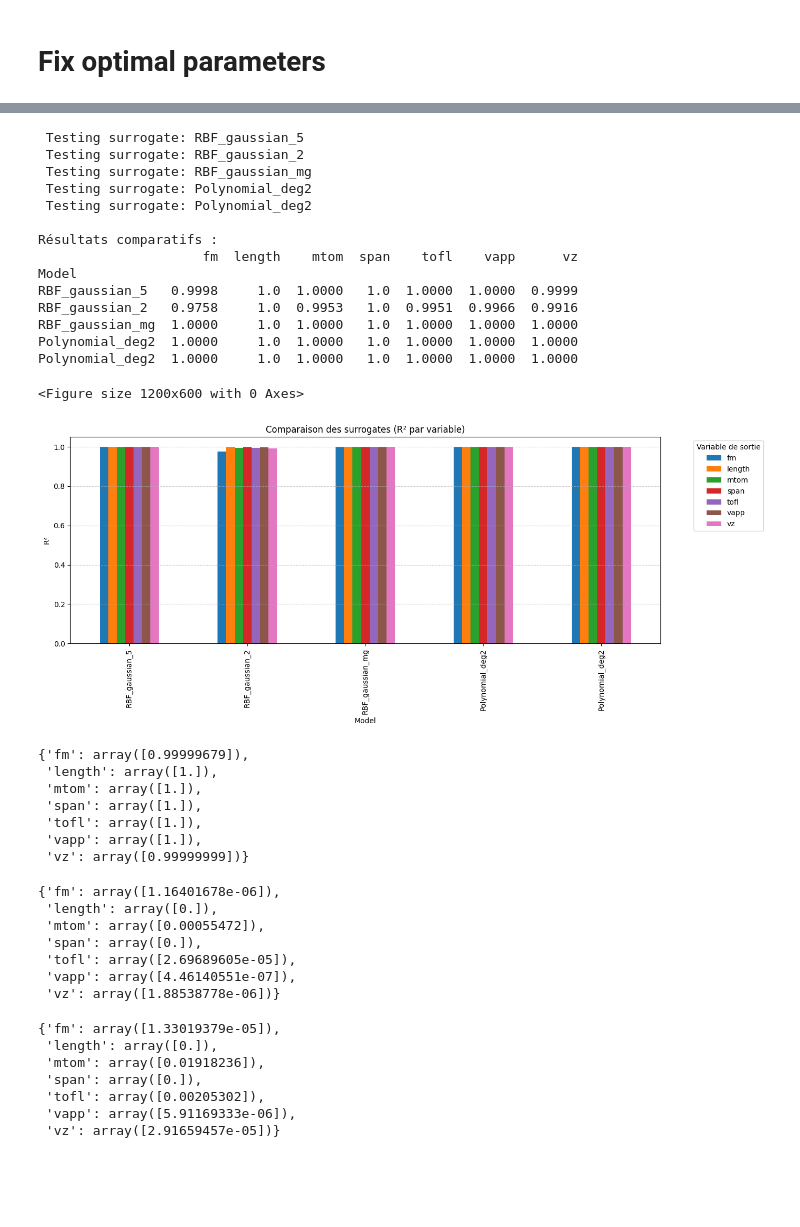
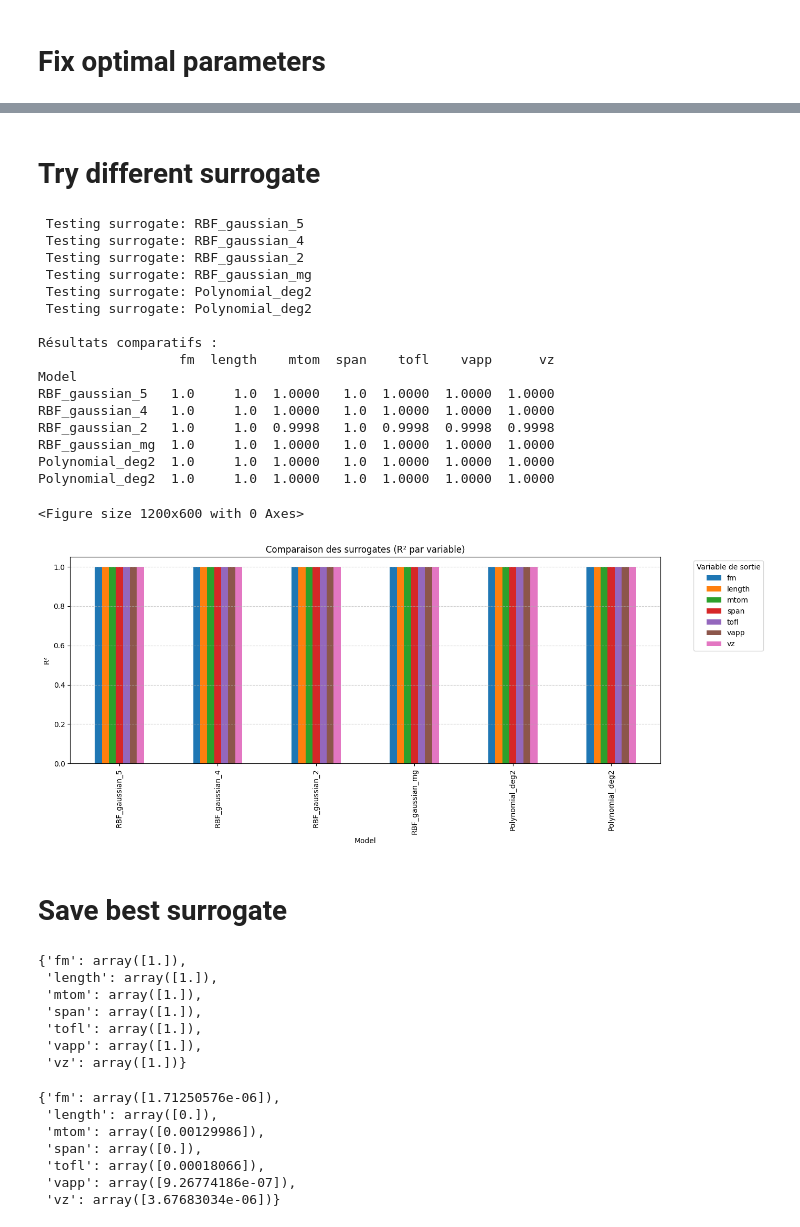
Before and after one commit to hannabkre/lh2pac, a Jupyter notebook: docs/scripts/project/surrogate_pb2.ipynb, the cells around one changed output, grey strips where cells are left out. Saved outputs shown, nothing was run; the diff lists cells and outputs as text; code cells hidden in the pictures; blank space fills up the shorter version.

```diff
--- a/docs/scripts/project/surrogate_pb2.ipynb
+++ b/docs/scripts/project/surrogate_pb2.ipynb
@@ -152,6 +44,6 @@ disciplines = [AutoPyDiscipline(aerodynamic), AutoPyDiscipline(approach), AutoPy
 # %% [markdown]
 # Fix optimal parameters
 # %%
-update_default_inputs(disciplines, {"slst": 103587.83, "n_pax":120, "area":103.57, "ar":15.16})
+update_default_inputs(disciplines, {"slst": 103361.02397518, "n_pax":120, "area":103.45450184, "ar":15.16956933})
 disciplines[0].io.input_grammar.defaults
 # %% [output]
@@ -183,11 +78,9 @@ test_dataset = sample_disciplines(disciplines, uncertain_space, ["mtom","tofl",
+# %% [markdown]
+# Try different surrogate
 # %%
-import pandas as pd
-import matplotlib.pyplot as plt
-
-
-# Liste des surrogates à tester avec leurs paramètres
 surrogate_configs = [
     {"name": "RBF_gaussian_5", "model": "RBFRegressor", "function": "gaussian", "epsilon": 5},
+    {"name": "RBF_gaussian_4", "model": "RBFRegressor", "function": "gaussian", "epsilon": 4},
     {"name": "RBF_gaussian_2", "model": "RBFRegressor", "function": "gaussian", "epsilon": 2},
     {"name": "RBF_gaussian_mg", "model": "RBFRegressor", "function": "multiquadric", "epsilon": 5},
     {"name": "Polynomial_deg2", "model": "PolynomialRegressor", "degree": 2},
@@ -207,75 +100,67 @@ for config in surrogate_configs:
     r2 = surrogate.get_error_measure("R2Measure")
     test_scores = r2.compute_test_measure(test_dataset, as_dict=True)
 
-    # Format results
     flat_scores = {key: float(value) for key, value in test_scores.items()}
     flat_scores["Model"] = name
     results.append(flat_scores)
 
-# Créer un DataFrame pour affichage
 df_results = pd.DataFrame(results)
 df_results = df_results.set_index("Model")
 print("\nRésultats comparatifs :")
 print(df_results.round(4)
 )
 plt.figure(figsize=(12, 6))
 df_results.plot(kind="bar", figsize=(14, 6))
 plt.title("Comparaison des surrogates (R² par variable)")
 plt.ylabel("R²")
 plt.ylim(0, 1.05)
 plt.grid(True, axis='y', linestyle='--', alpha=0.6)
 plt.legend(title="Variable de sortie", bbox_to_anchor=(1.05, 1), loc='upper left')
 plt.tight_layout()
 plt.show()
 # %% [output]
  Testing surrogate: RBF_gaussian_5
+ Testing surrogate: RBF_gaussian_4
  Testing surrogate: RBF_gaussian_2
  Testing surrogate: RBF_gaussian_mg
  Testing surrogate: Polynomial_deg2
  Testing surrogate: Polynomial_deg2
 
 Résultats comparatifs :
-                     fm  length    mtom  span    tofl    vapp      vz
+                  fm  length    mtom  span    tofl    vapp      vz
 Model
-RBF_gaussian_5   0.9998     1.0  1.0000   1.0  1.0000  1.0000  0.9999
-RBF_gaussian_2   0.9758     1.0  0.9953   1.0  0.9951  0.9966  0.9916
-RBF_gaussian_mg  1.0000     1.0  1.0000   1.0  1.0000  1.0000  1.0000
-Polynomial_deg2  1.0000     1.0  1.0000   1.0  1.0000  1.0000  1.0000
-Polynomial_deg2  1.0000     1.0  1.0000   1.0  1.0000  1.0000  1.0000
+RBF_gaussian_5   1.0     1.0  1.0000   1.0  1.0000  1.0000  1.0000
+RBF_gaussian_4   1.0     1.0  1.0000   1.0  1.0000  1.0000  1.0000
+RBF_gaussian_2   1.0     1.0  0.9998   1.0  0.9998  0.9998  0.9998
+RBF_gaussian_mg  1.0     1.0  1.0000   1.0  1.0000  1.0000  1.0000
+Polynomial_deg2  1.0     1.0  1.0000   1.0  1.0000  1.0000  1.0000
+Polynomial_deg2  1.0     1.0  1.0000   1.0  1.0000  1.0000  1.0000
 <Figure size 1200x600 with 0 Axes>
-[figure, old version]
+[figure, new version]
+# %% [markdown]
+# Save best surrogate
 # %%
 surrogate_discipline = SurrogateDiscipline("PolynomialRegressor", degree = 2, data = training_dataset)
 # %%
 r2.compute_test_measure(test_dataset, as_dict=True)
 # %% [output]
-{'fm': array([0.99999679]),
+{'fm': array([1.]),
  'length': array([1.]),
  'mtom': array([1.]),
  'span': array([1.]),
  'tofl': array([1.]),
  'vapp': array([1.]),
- 'vz': array([0.99999999])}
+ 'vz': array([1.])}
 # %%
 rmse = surrogate_discipline.get_error_measure("RMSEMeasure")
-rmse.compute_learning_measure(as_dict=True)
+rmse.compute_test_measure(test_dataset, as_dict=True)
 # %% [output]
-{'fm': array([1.16401678e-06]),
+{'fm': array([1.71250576e-06]),
  'length': array([0.]),
- 'mtom': array([0.00055472]),
+ 'mtom': array([0.00129986]),
  'span': array([0.]),
- 'tofl': array([2.69689605e-05]),
- 'vapp': array([4.46140551e-07]),
- 'vz': array([1.88538778e-06])}
+ 'tofl': array([0.00018066]),
+ 'vapp': array([9.26774186e-07]),
+ 'vz': array([3.67683034e-06])}
-# %%
-rmse.compute_test_measure(test_dataset, as_dict=True)
-# %% [output]
-{'fm': array([1.33019379e-05]),
- 'length': array([0.]),
- 'mtom': array([0.01918236]),
- 'span': array([0.]),
- 'tofl': array([0.00205302]),
- 'vapp': array([5.91169333e-06]),
- 'vz': array([2.91659457e-05])}
 # %%
 to_pickle(surrogate_discipline, "my_surrogate_2.pkl")
```
Also changed, not shown: parts of 14 cells of this notebook, 2 other files.
